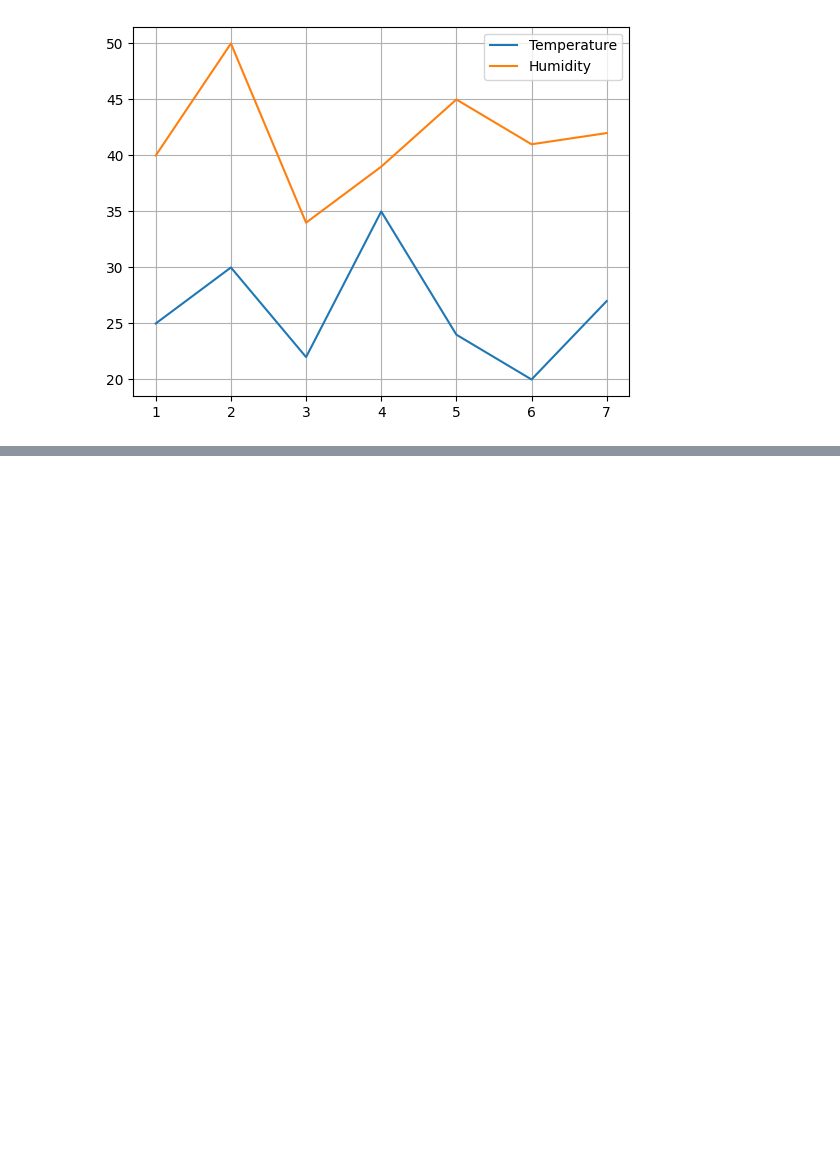
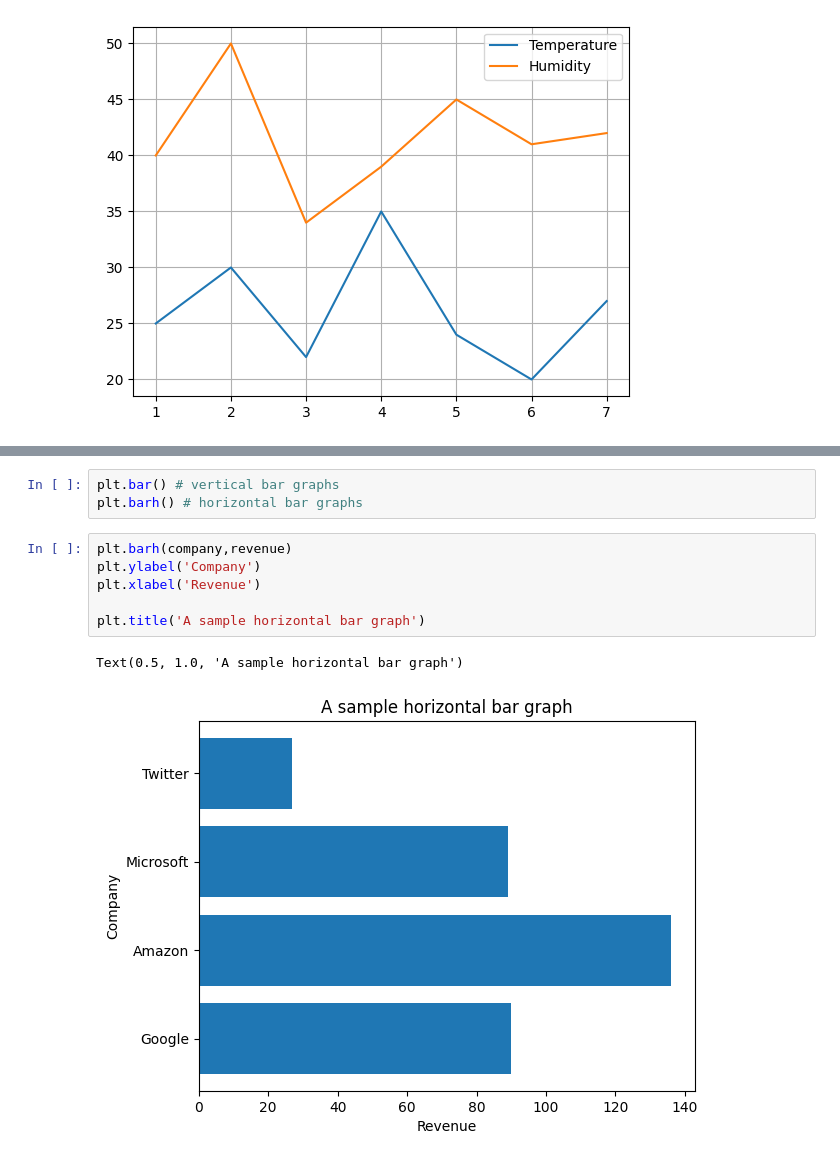
Before and after one commit to MboyaDan/Datascience, a Jupyter notebook: matplotlib/intro.ipynb, the cells around one changed output, grey strips where cells are left out. Drawn from its saved outputs; the diff is of its cells as text; blank space fills up the shorter version.

```diff
--- a/matplotlib/intro.ipynb
+++ b/matplotlib/intro.ipynb
@@ -37,0 +56,12 @@ plt.grid()
+# %%
+plt.bar() # vertical bar graphs
+plt.barh() # horizontal bar graphs
+# %%
+plt.barh(company,revenue)
+plt.ylabel('Company')
+plt.xlabel('Revenue')
+
+plt.title('A sample horizontal bar graph')
+# %% [output]
+Text(0.5, 1.0, 'A sample horizontal bar graph')
+[figure, added]
```
Also changed, not shown: parts of 27 cells of this notebook, 1 other file.
